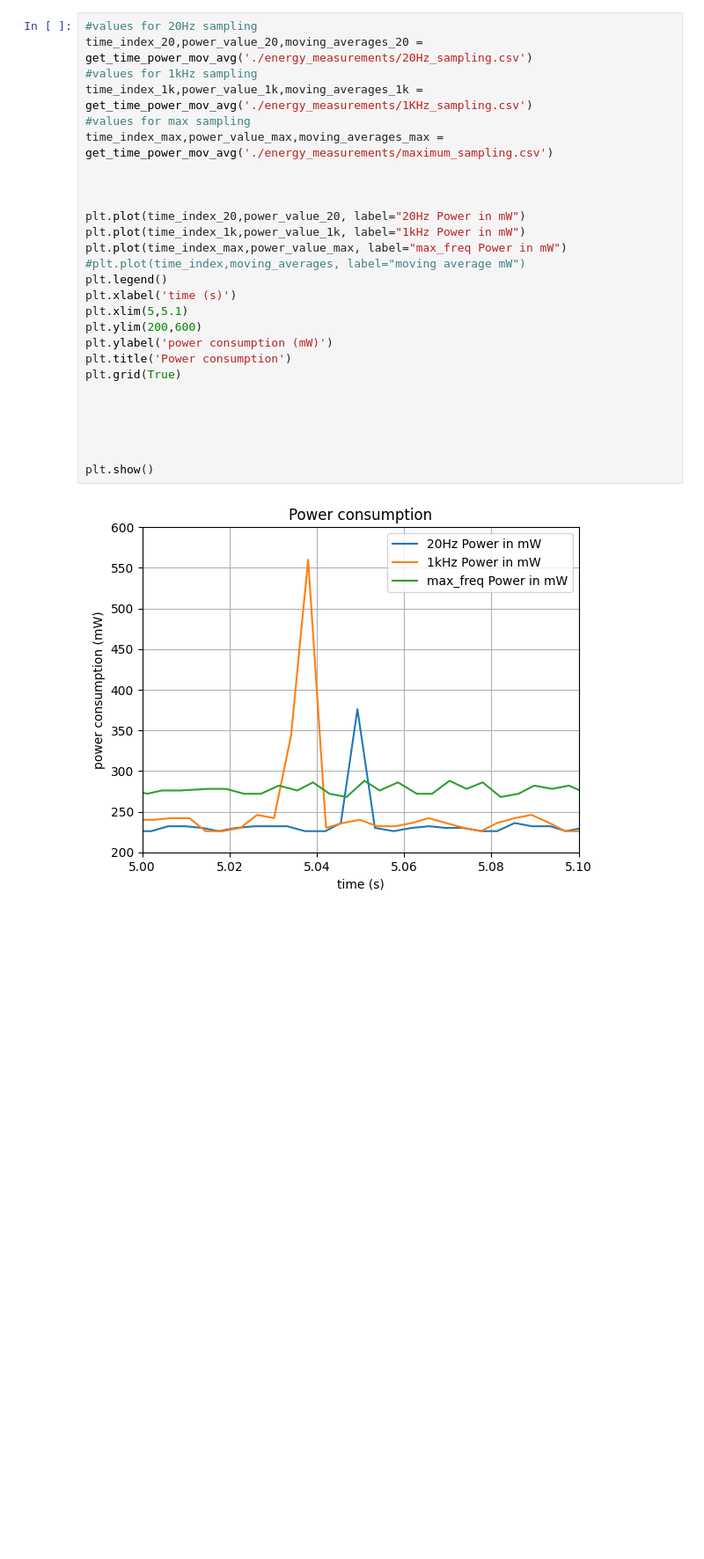
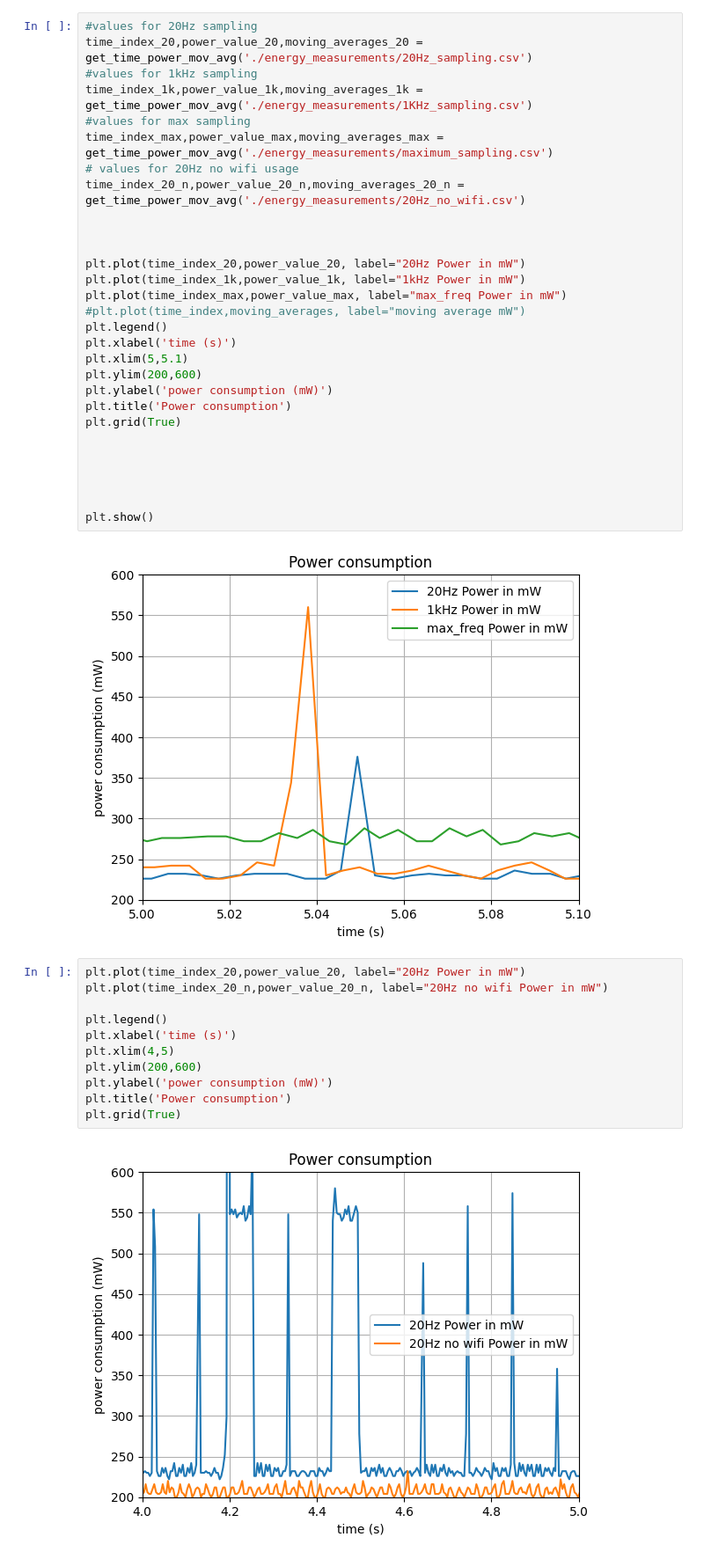
Before and after one commit to LorenzoFrangella/Individual-assignment-1899674-iot, a Jupyter notebook: power_consumptio_eval.ipynb, the cells around one changed output. Shown at 88% size. Cells and saved outputs as stored; diff of their text form; blank space fills up the shorter version.

Commit message:
power consumption without wifi

```diff
--- a/power_consumptio_eval.ipynb
+++ b/power_consumptio_eval.ipynb
@@ -35,6 +35,8 @@ time_index_20,power_value_20,moving_averages_20 = get_time_power_mov_avg('./ener
 time_index_1k,power_value_1k,moving_averages_1k = get_time_power_mov_avg('./energy_measurements/1KHz_sampling.csv')
 #values for max sampling
 time_index_max,power_value_max,moving_averages_max = get_time_power_mov_avg('./energy_measurements/maximum_sampling.csv')
+# values for 20Hz no wifi usage
+time_index_20_n,power_value_20_n,moving_averages_20_n = get_time_power_mov_avg('./energy_measurements/20Hz_no_wifi.csv')
 
 
 
@@ -57,6 +59,19 @@ plt.grid(True)
 plt.show()
 # %% [output]
 [figure]
+# %%
+plt.plot(time_index_20,power_value_20, label="20Hz Power in mW")
+plt.plot(time_index_20_n,power_value_20_n, label="20Hz no wifi Power in mW")
+
+plt.legend()
+plt.xlabel('time (s)')
+plt.xlim(4,5)
+plt.ylim(200,600)
+plt.ylabel('power consumption (mW)')
+plt.title('Power consumption')
+plt.grid(True)
+# %% [output]
+[figure, added]
 # %%
 plt.plot(time_index_20,moving_averages_20, label="20Hz Power in mW")
 plt.plot(time_index_1k,moving_averages_1k, label="1kHz Power in mW")
```
Also changed, not shown: parts of 1 cell of this notebook, 7 other files.
